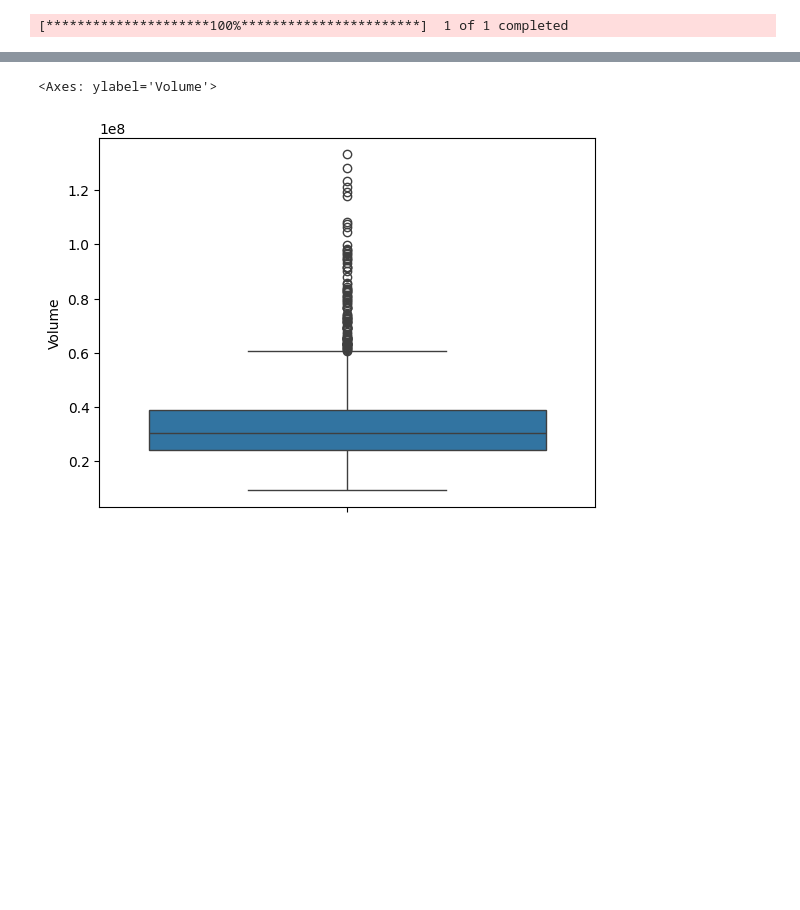
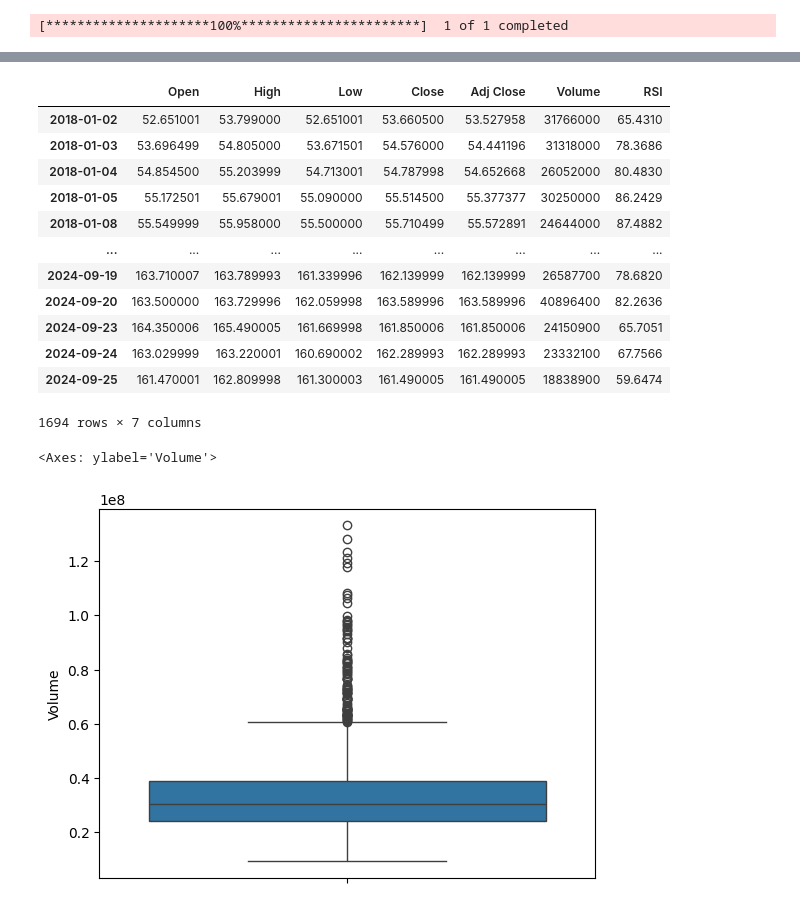
Before and after one commit to karyapoormohamadie/stock_market_model, a Jupyter notebook: stock_market.ipynb, the cells around one changed output, grey strips where cells are left out. Saved outputs shown, nothing was run; the diff lists cells and outputs as text; code cells hidden in the pictures; blank space fills up the shorter version.

```diff
--- a/stock_market.ipynb
+++ b/stock_market.ipynb
@@ -53,5 +70,20 @@ data.corr()
 # %%
 data = data.sort_index()
+data
+# %% [output]
+|  | Open | High | Low | Close | Adj Close | Volume | RSI |
+| 2018-01-02 | 52.651001 | 53.799000 | 52.651001 | 53.660500 | 53.527958 | 31766000 | 65.4310 |
+| 2018-01-03 | 53.696499 | 54.805000 | 53.671501 | 54.576000 | 54.441196 | 31318000 | 78.3686 |
+| 2018-01-04 | 54.854500 | 55.203999 | 54.713001 | 54.787998 | 54.652668 | 26052000 | 80.4830 |
+| 2018-01-05 | 55.172501 | 55.679001 | 55.090000 | 55.514500 | 55.377377 | 30250000 | 86.2429 |
+| 2018-01-08 | 55.549999 | 55.958000 | 55.500000 | 55.710499 | 55.572891 | 24644000 | 87.4882 |
+| ... | ... | ... | ... | ... | ... | ... | ... |
+| 2024-09-19 | 163.710007 | 163.789993 | 161.339996 | 162.139999 | 162.139999 | 26587700 | 78.6820 |
+| 2024-09-20 | 163.500000 | 163.729996 | 162.059998 | 163.589996 | 163.589996 | 40896400 | 82.2636 |
+| 2024-09-23 | 164.350006 | 165.490005 | 161.669998 | 161.850006 | 161.850006 | 24150900 | 65.7051 |
+| 2024-09-24 | 163.029999 | 163.220001 | 160.690002 | 162.289993 | 162.289993 | 23332100 | 67.7566 |
+| 2024-09-25 | 161.470001 | 162.809998 | 161.300003 | 161.490005 | 161.490005 | 18838900 | 59.6474 |
+1694 rows × 7 columns
 # %%
 sns.boxplot(data.Volume)
 # %% [output]
```
Also changed, not shown: parts of 18 cells of this notebook.
